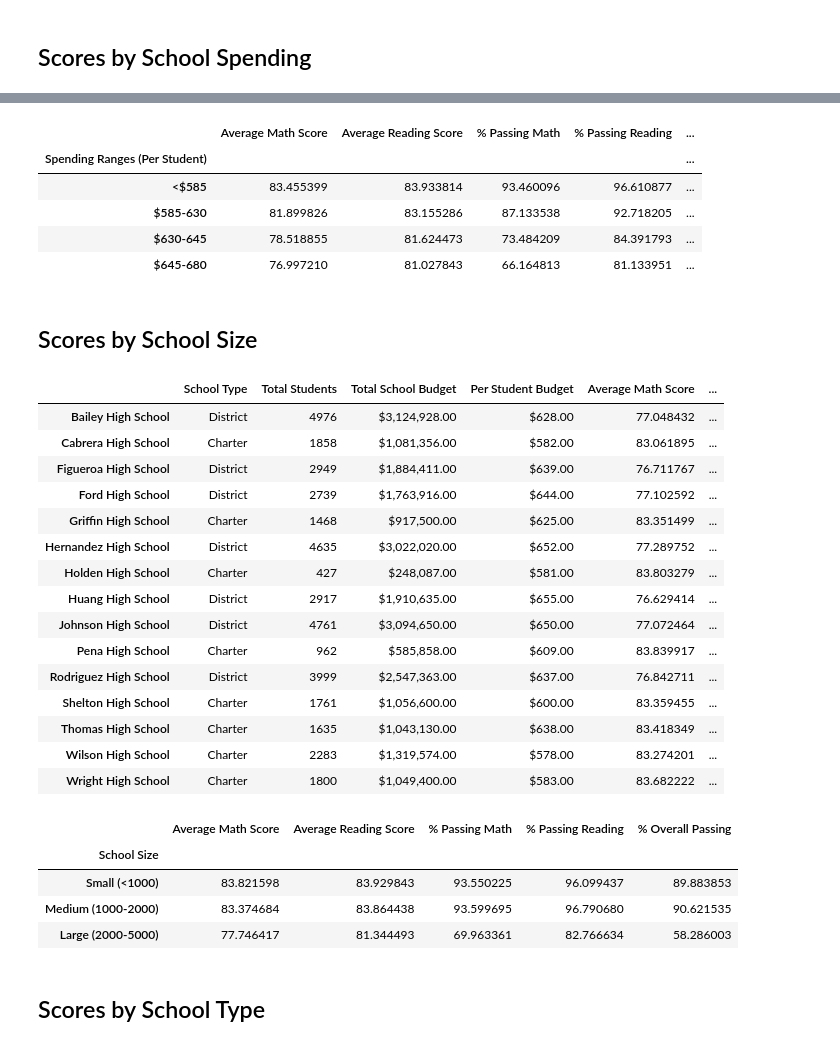
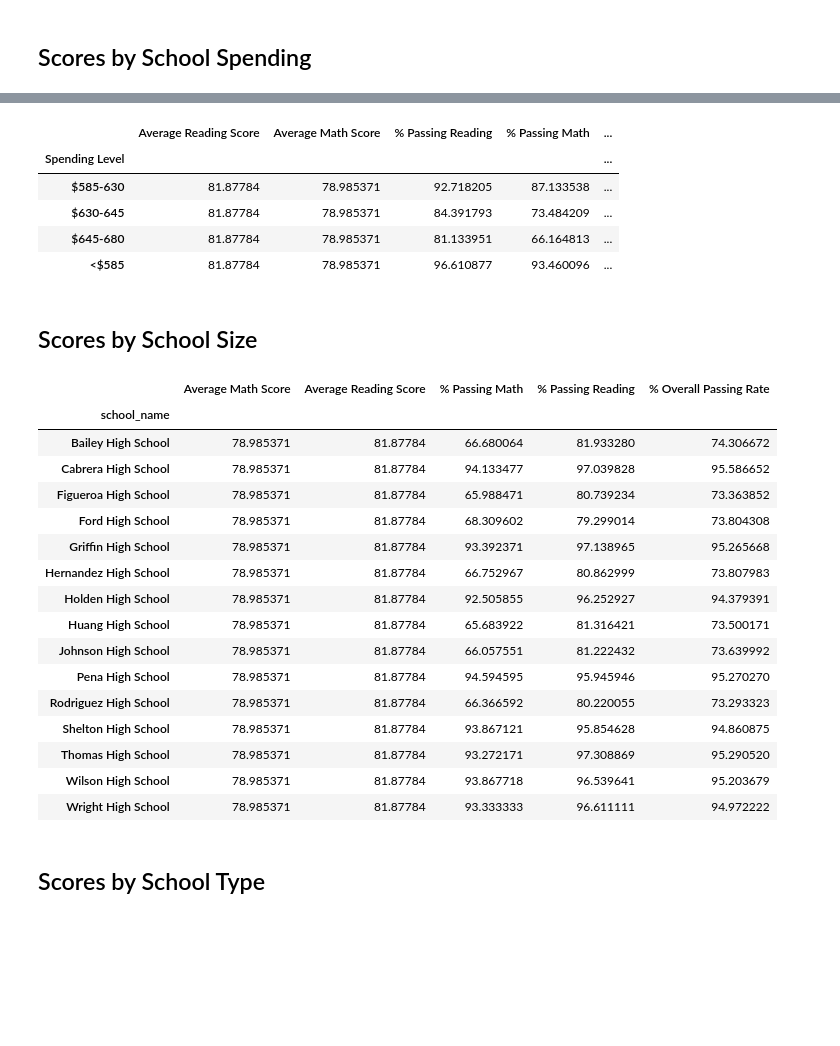
Before and after one commit to sarcaldwell36/PyCitySchool, a Jupyter notebook: PyCitySchools_starter.ipynb, the cells around one changed output, grey strips where cells are left out. Drawn from its saved outputs; the diff is of its cells as text; code cells hidden in the pictures; blank space fills up the shorter version.

```diff
--- a/PyCitySchools_starter.ipynb
+++ b/PyCitySchools_starter.ipynb
@@ -513,16 +490,19 @@ overall_passing_spending = school_spending_df.groupby(["Spending Ranges (Per Stu
-# %%
-# Assemble into DataFrame
-spending_summary =
-
-# Display results
-spending_summary
-# %% [output]
-|  | Average Math Score | Average Reading Score | % Passing Math | % Passing Reading | ... |
-| Spending Ranges (Per Student) |  |  |  |  | ... |
-| <$585 | 83.455399 | 83.933814 | 93.460096 | 96.610877 | ... |
-| $585-630 | 81.899826 | 83.155286 | 87.133538 | 92.718205 | ... |
-| $630-645 | 78.518855 | 81.624473 | 73.484209 | 84.391793 | ... |
-| $645-680 | 76.997210 | 81.027843 | 66.164813 | 81.133951 | ... |
+# %%
+
+spending_scores = school_spending_df1.groupby(['Spending Level'])['Average Reading Score',
+                                                         'Average Math Score',
+                                                         '% Passing Reading',
+                                                         '% Passing Math',
+                                                         '% Overall Passing Rate'].mean()
+
+spending_scores
+# %% [output]
+|  | Average Reading Score | Average Math Score | % Passing Reading | % Passing Math | ... |
+| Spending Level |  |  |  |  | ... |
+| $585-630 | 81.87784 | 78.985371 | 92.718205 | 87.133538 | ... |
+| $630-645 | 81.87784 | 78.985371 | 84.391793 | 73.484209 | ... |
+| $645-680 | 81.87784 | 78.985371 | 81.133951 | 66.164813 | ... |
+| <$585 | 81.87784 | 78.985371 | 96.610877 | 93.460096 | ... |
 # %% [markdown]
 ## Scores by School Size
 # %%
@@ -533,23 +513,6 @@ labels = ["Small (<1000)", "Medium (1000-2000)", "Large (2000-5000)"]
 # Categorize the spending based on the bins
 # Use `pd.cut` on the "Total Students" column of the `per_school_summary` DataFrame.
 
-per_school_summary["School Size"] =
+school_summary_df["School Size"] = pd.cut(school_summary_df["Total Students"], size_bins, labels=labels)
-# %% [output]
-|  | School Type | Total Students | Total School Budget | Per Student Budget | Average Math Score | ... |
-| Bailey High School | District | 4976 | $3,124,928.00 | $628.00 | 77.048432 | ... |
-| Cabrera High School | Charter | 1858 | $1,081,356.00 | $582.00 | 83.061895 | ... |
-| Figueroa High School | District | 2949 | $1,884,411.00 | $639.00 | 76.711767 | ... |
-| Ford High School | District | 2739 | $1,763,916.00 | $644.00 | 77.102592 | ... |
-| Griffin High School | Charter | 1468 | $917,500.00 | $625.00 | 83.351499 | ... |
-| Hernandez High School | District | 4635 | $3,022,020.00 | $652.00 | 77.289752 | ... |
-| Holden High School | Charter | 427 | $248,087.00 | $581.00 | 83.803279 | ... |
-| Huang High School | District | 2917 | $1,910,635.00 | $655.00 | 76.629414 | ... |
-| Johnson High School | District | 4761 | $3,094,650.00 | $650.00 | 77.072464 | ... |
-| Pena High School | Charter | 962 | $585,858.00 | $609.00 | 83.839917 | ... |
-| Rodriguez High School | District | 3999 | $2,547,363.00 | $637.00 | 76.842711 | ... |
-| Shelton High School | Charter | 1761 | $1,056,600.00 | $600.00 | 83.359455 | ... |
-| Thomas High School | Charter | 1635 | $1,043,130.00 | $638.00 | 83.418349 | ... |
-| Wilson High School | Charter | 2283 | $1,319,574.00 | $578.00 | 83.274201 | ... |
-| Wright High School | Charter | 1800 | $1,049,400.00 | $583.00 | 83.682222 | ... |
 # %%
 # Calculate averages for the desired columns.
@@ -561,16 +524,32 @@ size_overall_passing = per_school_summary.groupby(["School Size"]).mean()["% Ove
 # %%
 # Create a DataFrame called `size_summary` that breaks down school performance based on school size (small, medium, or large).
 # Use the scores above to create a new DataFrame called `size_summary`
-
+size_summary = school_summary_df[["Average Math Score",
+                "Average Reading Score",
+                "% Passing Math",
+                "% Passing Reading",
+                "% Overall Passing Rate"]]
 
 # Display results
 size_summary
 # %% [output]
-|  | Average Math Score | Average Reading Score | % Passing Math | % Passing Reading | % Overall Passing |
-| School Size |  |  |  |  |  |
-| Small (<1000) | 83.821598 | 83.929843 | 93.550225 | 96.099437 | 89.883853 |
-| Medium (1000-2000) | 83.374684 | 83.864438 | 93.599695 | 96.790680 | 90.621535 |
-| Large (2000-5000) | 77.746417 | 81.344493 | 69.963361 | 82.766634 | 58.286003 |
+|  | Average Math Score | Average Reading Score | % Passing Math | % Passing Reading | % Overall Passing Rate |
+| school_name |  |  |  |  |  |
+| Bailey High School | 78.985371 | 81.87784 | 66.680064 | 81.933280 | 74.306672 |
+| Cabrera High School | 78.985371 | 81.87784 | 94.133477 | 97.039828 | 95.586652 |
+| Figueroa High School | 78.985371 | 81.87784 | 65.988471 | 80.739234 | 73.363852 |
+| Ford High School | 78.985371 | 81.87784 | 68.309602 | 79.299014 | 73.804308 |
+| Griffin High School | 78.985371 | 81.87784 | 93.392371 | 97.138965 | 95.265668 |
+| Hernandez High School | 78.985371 | 81.87784 | 66.752967 | 80.862999 | 73.807983 |
+| Holden High School | 78.985371 | 81.87784 | 92.505855 | 96.252927 | 94.379391 |
+| Huang High School | 78.985371 | 81.87784 | 65.683922 | 81.316421 | 73.500171 |
+| Johnson High School | 78.985371 | 81.87784 | 66.057551 | 81.222432 | 73.639992 |
+| Pena High School | 78.985371 | 81.87784 | 94.594595 | 95.945946 | 95.270270 |
+| Rodriguez High School | 78.985371 | 81.87784 | 66.366592 | 80.220055 | 73.293323 |
+| Shelton High School | 78.985371 | 81.87784 | 93.867121 | 95.854628 | 94.860875 |
+| Thomas High School | 78.985371 | 81.87784 | 93.272171 | 97.308869 | 95.290520 |
+| Wilson High School | 78.985371 | 81.87784 | 93.867718 | 96.539641 | 95.203679 |
+| Wright High School | 78.985371 | 81.87784 | 93.333333 | 96.611111 | 94.972222 |
 # %% [markdown]
 ## Scores by School Type
 # %%
```
Also changed, not shown: parts of 10 cells of this notebook.
